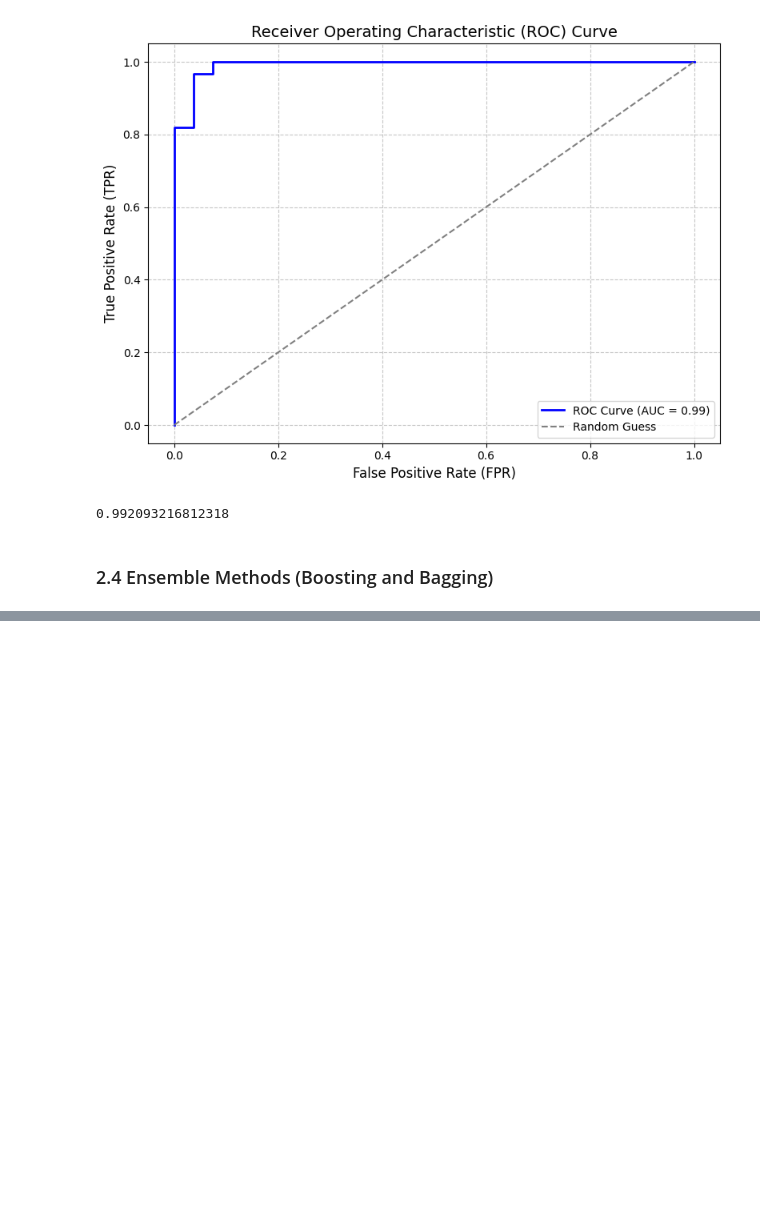
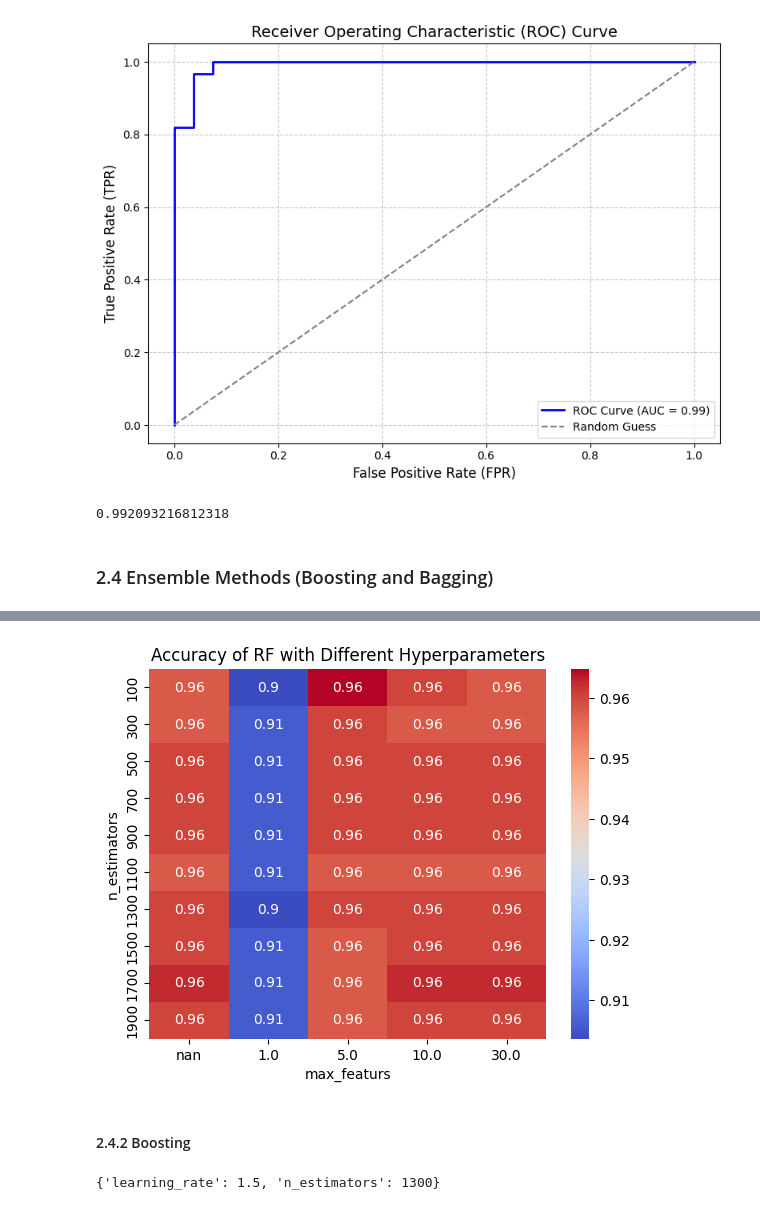
Before and after one commit to Mohammed-Abed-Alkareem/ML-Algorithms-Evaluation, a Jupyter notebook: AssignmentFiles/assignment.ipynb, the cells around one changed output, grey strips where cells are left out. Cells and saved outputs as stored; diff of their text form; code cells hidden in the pictures; blank space fills up the shorter version.

Commit message:
Added ensemble algorithms (RF and AdaBoost)

```diff
--- a/AssignmentFiles/assignment.ipynb
+++ b/AssignmentFiles/assignment.ipynb
@@ -448,0 +544,29 @@ print(auc_score)
+# %%
+results = pd.DataFrame(grid_search.cv_results_)
+results = results.pivot(index='param_n_estimators', columns='param_max_depth', values='mean_test_score')
+
+sns.heatmap(results, annot=True, cmap='coolwarm',)
+plt.xlabel('max_featurs')
+plt.ylabel('n_estimators')
+plt.title('Accuracy of RF with Different Hyperparameters')
+plt.show()
+# %% [output]
+[figure, added]
+# %% [markdown]
+#### 2.4.2 Boosting
+# %%
+param_grid = {
+    'learning_rate': [0.01, 0.05, 0.1, 0.5, 1.0, 1.5, 2, 3],  # Weight of each classifier
+
+    'n_estimators' : [100, 300, 500, 700, 900, 1100, 1300, 1500, 1700, 1900],
+}
+
+ada = AdaBoostClassifier(random_state=42)
+
+grid_search = GridSearchCV(ada, param_grid, cv=5, scoring='accuracy', n_jobs=6)
+
+grid_search.fit(X_train, y_train)
+
+grid_search.best_params_
+# %% [output]
+{'learning_rate': 1.5, 'n_estimators': 1300}
```
Also changed, not shown: parts of 11 cells of this notebook.
